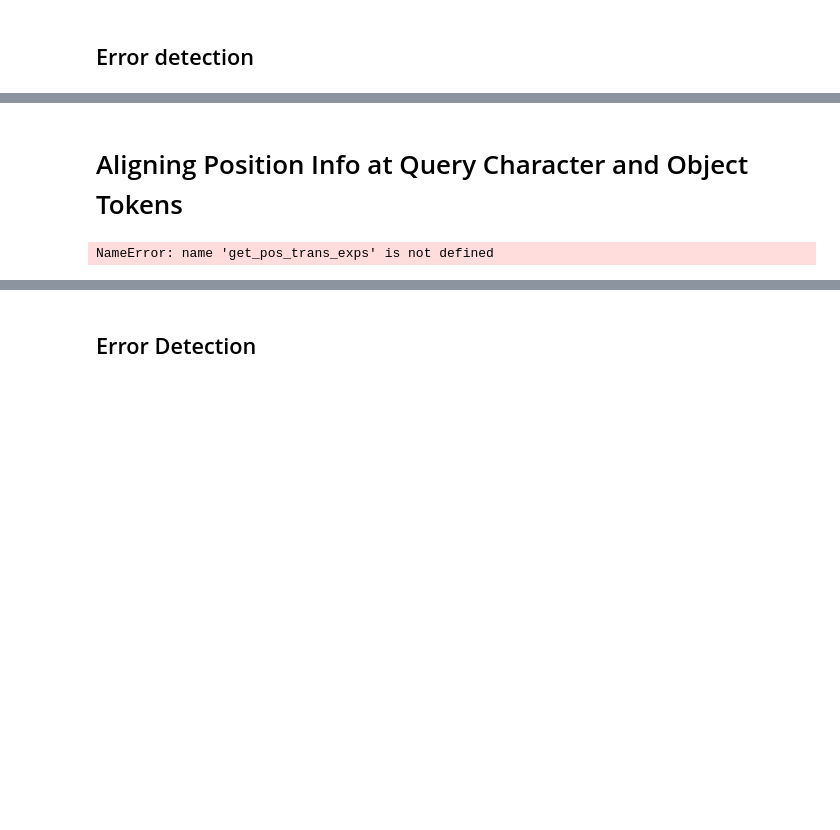
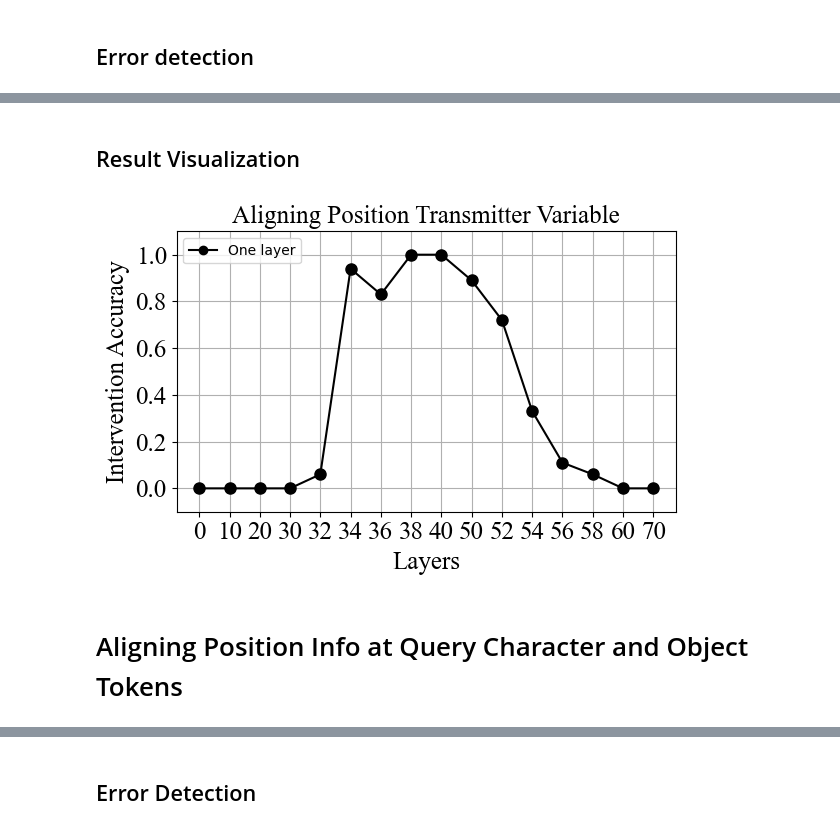
Before and after one commit to umango101/belief_tracking, a Jupyter notebook: notebooks/initial_worldstate_belief_ques.ipynb, the cells around one changed output, grey strips where cells are left out. Cells and saved outputs as stored; diff of their text form; code cells hidden in the pictures; blank space fills up the shorter version.

```diff
--- a/notebooks/initial_worldstate_belief_ques.ipynb
+++ b/notebooks/initial_worldstate_belief_ques.ipynb
@@ -368,7 +409,8 @@ dataset = get_pos_trans_exps(STORY_TEMPLATES,
                              all_containers,
                              all_states,
                              n_samples,
-                             question_type="belief_question")
+                             question_type="belief_question",
+                             diff_visibility=False)
 dataloader = DataLoader(dataset, batch_size=batch_size, shuffle=False)
 # %%
 idx = 0
@@ -425,7 +478,7 @@ correct: 20 | total: 20
 # %%
-# accs = {}
+# accs_pos_trans = {}
 
-for layer_idx in range(60, 90, 10):
+for layer_idx in range(50, 60, 2):
     correct, total = 0, 0
     for bi, batch in tqdm(enumerate(dataloader), total=len(dataloader)):
         if bi in errors:
@@ -434,7 +487,7 @@ for layer_idx in range(60, 90, 10):
         clean_prompt = batch["clean_prompt"][0]
         target = batch["target"][0]
 
-        with model.session(remote=True):
+        with torch.no_grad():
 
             with model.trace() as tracer:
 
@@ -454,7 +507,7 @@ for layer_idx in range(60, 90, 10):
         torch.cuda.empty_cache()
 
     acc = round(correct / total, 2)
-    accs[layer_idx] = acc
+    accs_pos_trans[layer_idx] = acc
     print(f"Layer: {layer_idx} | Accuracy: {acc}")
     # avg_logit_diff = avg_logit_diff / len(dataloader)
     # print(f"Layer: {layer_idx} | Avg Logit Diff: {avg_logit_diff}")
@@ -494,0 +520,4 @@ plt.show()
+# %%
+# Sort accs_pos_trans by layer_idx
+accs_pos_trans = dict(sorted(accs_pos_trans.items()))
+accs_pos_trans
@@ -495,7 +541,41 @@ plt.show()
+# %% [markdown]
+## Result Visualization
+# %%
+stories = [
+    {
+        "story": dataset[0]["corrupt_story"],
+        "question": dataset[0]["corrupt_question"],
+        "answer": dataset[0]["corrupt_ans"],
+    },
+    {
+        "story": dataset[0]["clean_story"],
+        "question": dataset[0]["clean_question"],
+        "answer": dataset[0]["clean_ans"],
+    }
+]
+
+arrows = [{'start': token_pos_coords['e1_last'], 'end': token_pos_coords['e2_last'], 'color': 'red'}]
+
+plot_data = {
+    "labels": accs_pos_trans.keys(),
+    "acc_one_layer": accs_pos_trans.values(),
+    "title": "Aligning Position Transmitter Variable",
+    "x_label": "Layers",
+    "y_label": "Intervention Accuracy",
+}
+
+all_characters = list(set(dataset[idx]['clean_characters'] + dataset[idx]['corrupt_characters']))
+all_objects = list(set(dataset[idx]['clean_objects'] + dataset[idx]['corrupt_objects']))
+all_states = list(set(dataset[idx]['clean_states'] + dataset[idx]['corrupt_states']))
+# %%
+generator = StoryGenerator(characters=all_characters, objects=all_objects, states=all_states, stories=stories, target=dataset[idx]['corrupt_ans'], arrows=arrows, plot_data=plot_data)
+generator.save_html(filename="../plots/belief_exps/pos_trans.html")
+# %% [output]
+[figure, added]
 # %% [markdown]
 # Aligning Position Info at Query Character and Object Tokens
 # %%
-n_samples = 40
+n_samples = 20
 batch_size = 1
 
 dataset = get_pos_trans_exps(STORY_TEMPLATES,
@@ -503,10 +583,9 @@ dataset = get_pos_trans_exps(STORY_TEMPLATES,
                              all_containers,
                              all_states,
                              n_samples,
-                             question_type="belief_question")
+                             question_type="belief_question",
+                             diff_visibility=False)
 dataloader = DataLoader(dataset, batch_size=batch_size, shuffle=False)
-# %% [output]
-NameError: name 'get_pos_trans_exps' is not defined
 # %%
 idx = 0
 print(dataset[idx]['corrupt_prompt'], dataset[idx]['corrupt_ans'])
```
Also changed, not shown: parts of 61 cells of this notebook, 15 other files.
